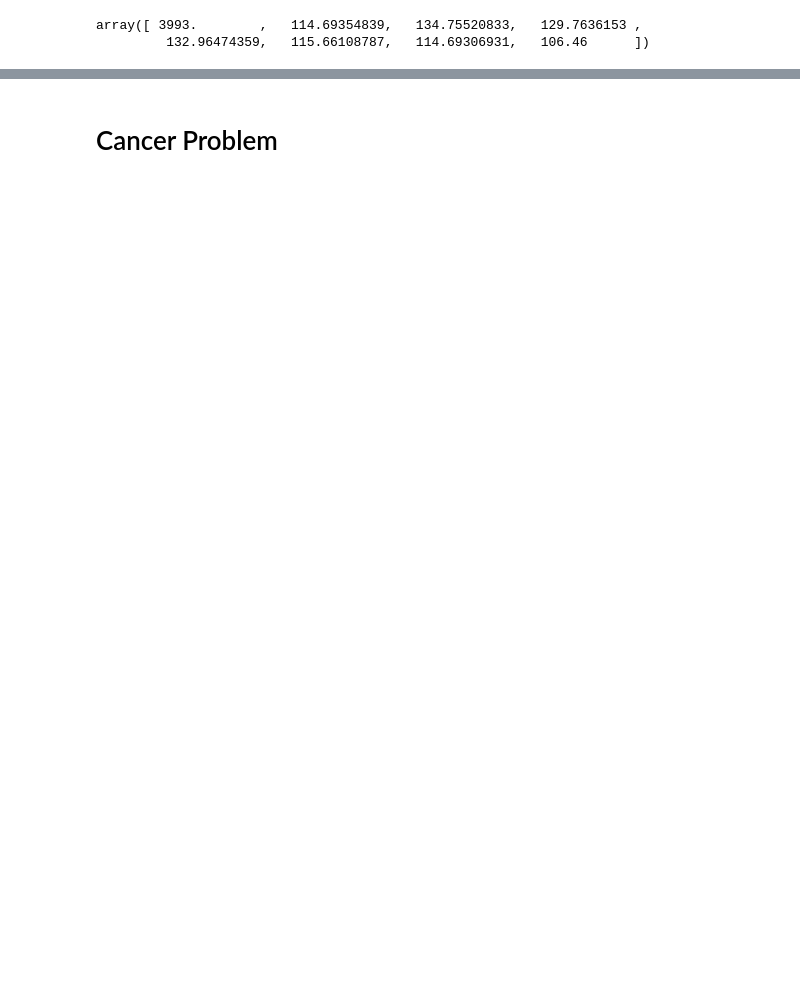
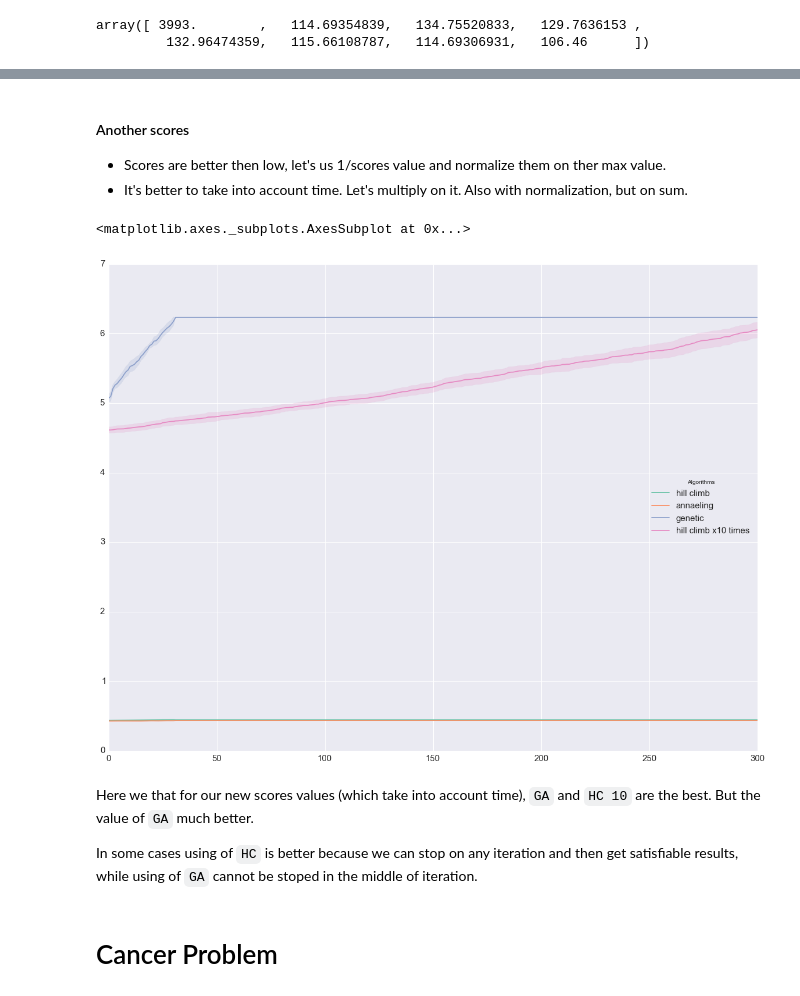
Before and after one commit to yarnaid/random_search, a Jupyter notebook: general_solution.ipynb, the cells around one changed output, grey strips where cells are left out. Saved outputs shown, nothing was run; the diff lists cells and outputs as text; code cells hidden in the pictures; blank space fills up the shorter version.

```diff
--- a/general_solution.ipynb
+++ b/general_solution.ipynb
@@ -152,0 +194,5 @@ Step: 11 best: 7518.97356376
+# %%
+hc_scores = abs(np.asarray(hc_res['scores']))
+an_scores = abs(np.asarray(an_res['scores']))
+ga_scores = abs(np.asarray(ga_res['scores']))
+hc_scores_10 = abs(np.asarray(hc_res_10['scores']))
@@ -153,3 +285,50 @@ Step: 11 best: 7518.97356376
+# %% [markdown]
+#### Another scores
+* Scores are better then low, let's us 1/scores value and normalize them on ther max value.
+* It's better to take into account time. Let's multiply on it. Also with normalization, but on sum.
+# %%
+max_scores = max(hc_best, an_best, ga_best, hc_best_10)  # for normalize values of scores
+max_time = np.sum([hc_time, an_time, ga_time, hc_time_10]) / 10
+
+hc_ntime = hc_time / max_time
+an_ntime = an_time / max_time
+ga_ntime = ga_time / max_time
+hc_ntime_10 = hc_time_10 / max_time
+
+hc_scores = abs((1./(np.asarray(hc_res['scores'])/ max_scores)))*(hc_ntime)
+an_scores = abs((1./(np.asarray(an_res['scores'])/ max_scores)))*(an_ntime)
+ga_scores = abs((1./(np.asarray(ga_res['scores'])/ max_scores)))*(ga_ntime)
+hc_scores_10 = abs((1./(np.asarray(hc_res_10['scores'])/ max_scores)))*(hc_ntime_10)
+# %%
+# fill with zeros
+max_len = len(hc_scores_10[0])
+min_len = len(hc_scores[0])
+dif_len = max_len - min_len
+
+def add_values(arr, v=0):
+    row = [v] * dif_len
+    values = [row] * len(arr)
+    arr = np.append(arr, values, 1)
+    return arr
+
+hc_scores = add_values(hc_scores, hc_scores[0][-1])
+an_scores = add_values(an_scores, an_scores[0][-1])
+ga_scores = add_values(ga_scores, ga_scores[0][-1])
+
+algos = pd.Series(["hill climb", "annaeling", "genetic", "hill climb x10 times"], name="Algorithms")
+to_draw = np.dstack([hc_scores, an_scores, ga_scores, hc_scores_10])
+
+sns.set_context('notebook', font_scale=1.5)
+plt.figure(figsize=(20, 15))
+sns.tsplot(to_draw, condition=algos, ci=68)
+# %% [output]
+<matplotlib.axes._subplots.AxesSubplot at 0x...>
+[figure, added]
+# %% [markdown]
+Here we that for our new scores values (which take into account time), `GA` and `HC 10` are the best. But the value of `GA` much better.
+
+In some cases using of `HC` is better because we can stop on any iteration and then get satisfiable results, while using of
+`GA` cannot be stoped in the middle of iteration.
 # %% [markdown]
 # Cancer Problem
 # %%
```
Also changed, not shown: parts of 53 cells of this notebook, 1 other file.
